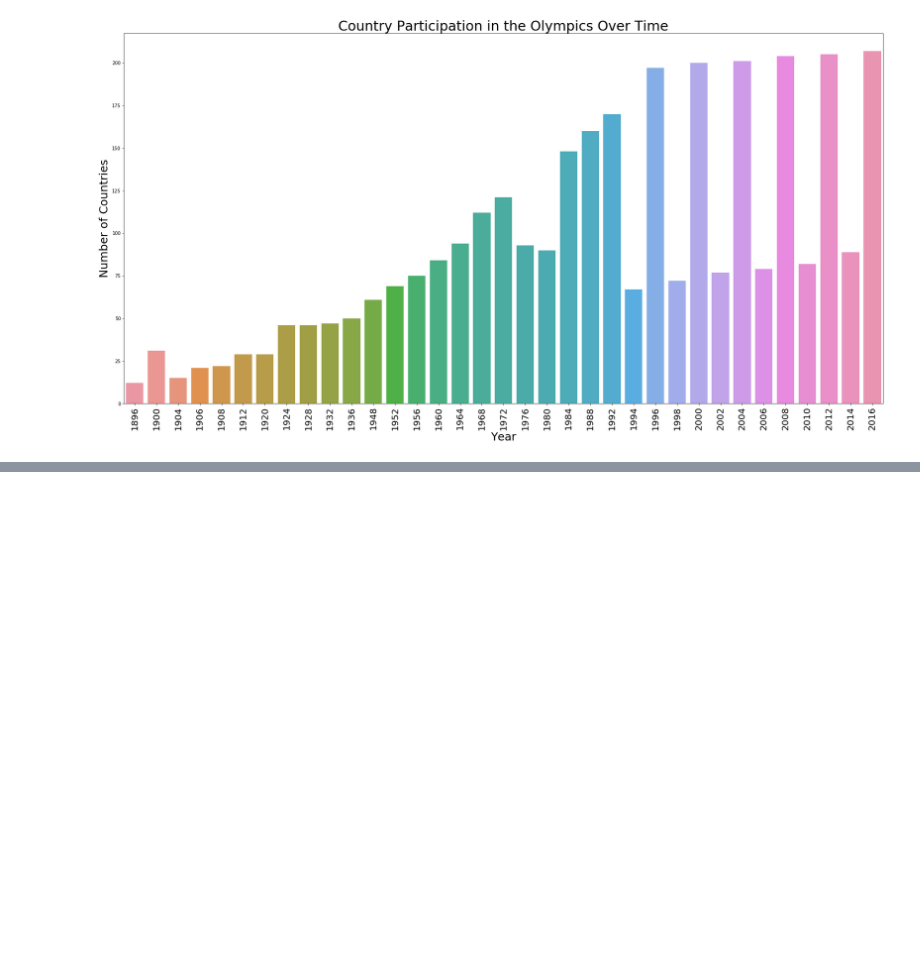
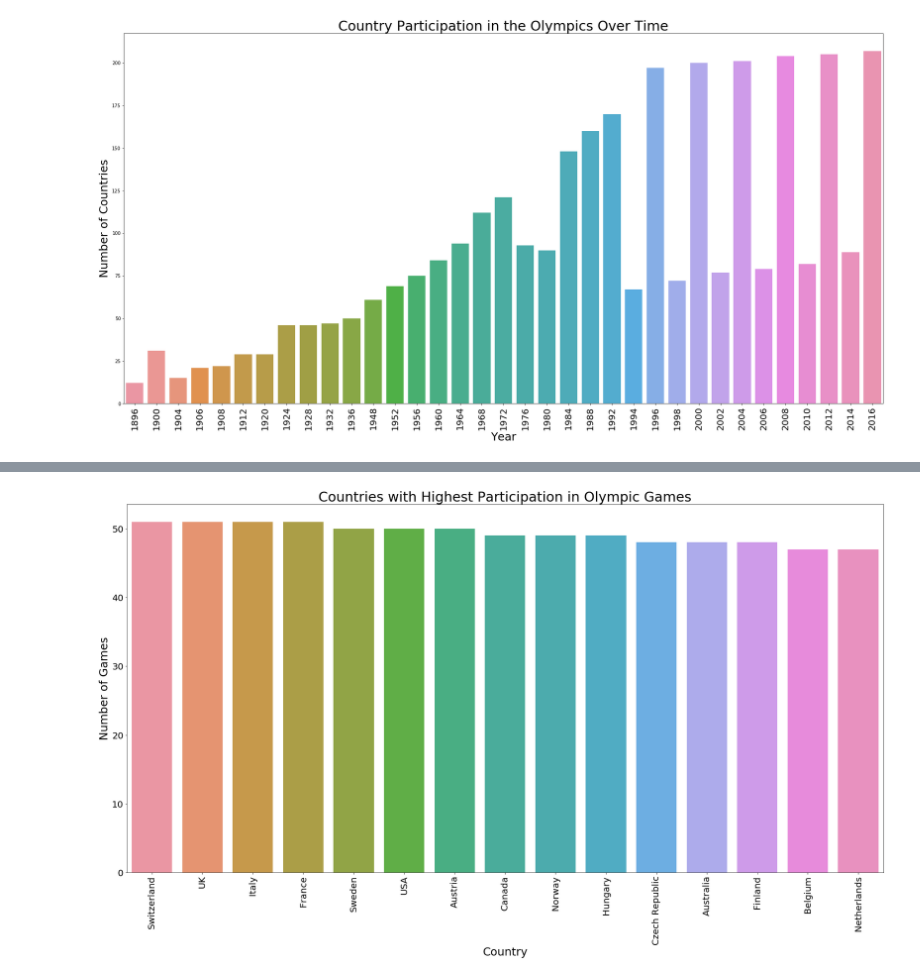
Before and after one commit to huntersapienza/Modern-Olympic-Games-Data-Analysis, a Jupyter notebook: Trends Over Time.ipynb, the cells around one changed output, grey strips where cells are left out. Cells and saved outputs as stored; diff of their text form; code cells hidden in the pictures; blank space fills up the shorter version.

```diff
--- a/Trends Over Time.ipynb
+++ b/Trends Over Time.ipynb
@@ -133,3 +133,7 @@ plt.title('Country Participation in the Olympics Over Time',fontsize=30)
 plt.show()
 # %% [output]
 [figure]
+# %%
+country_data = pd.read_csv('noc_regions.csv')
+# %%
+country_participation = pd.merge(data,country_data,on='NOC',how='left')
@@ -135,0 +149,3 @@ plt.show()
+# %%
+participation_data = pd.DataFrame(country_participation.groupby('region')['Games'].nunique())
+participation_data.reset_index(inplace=True)
@@ -135,0 +197,14 @@ plt.show()
+# %%
+participation_data.sort_values('Games',ascending=False,inplace=True)
+to_graph = participation_data.head(15)
+# %%
+f, ax = plt.subplots(figsize = (30, 15))
+sns.barplot(to_graph['region'],to_graph['Games'],ci=False)
+plt.xticks(rotation = 90,fontsize=20)
+plt.yticks(size=20)
+plt.title("Countries with Highest Participation in Olympic Games",fontsize=30)
+plt.ylabel("Number of Games",fontsize=25)
+plt.xlabel("Country",fontsize=25)
+plt.show()
+# %% [output]
+[figure, added]
```
Also changed, not shown: parts of 20 cells of this notebook, 1 other file.
